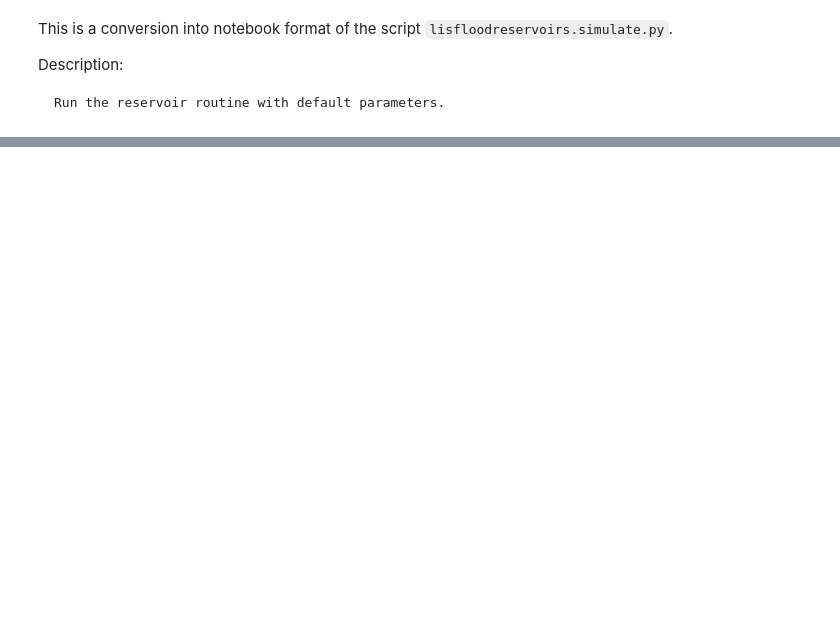
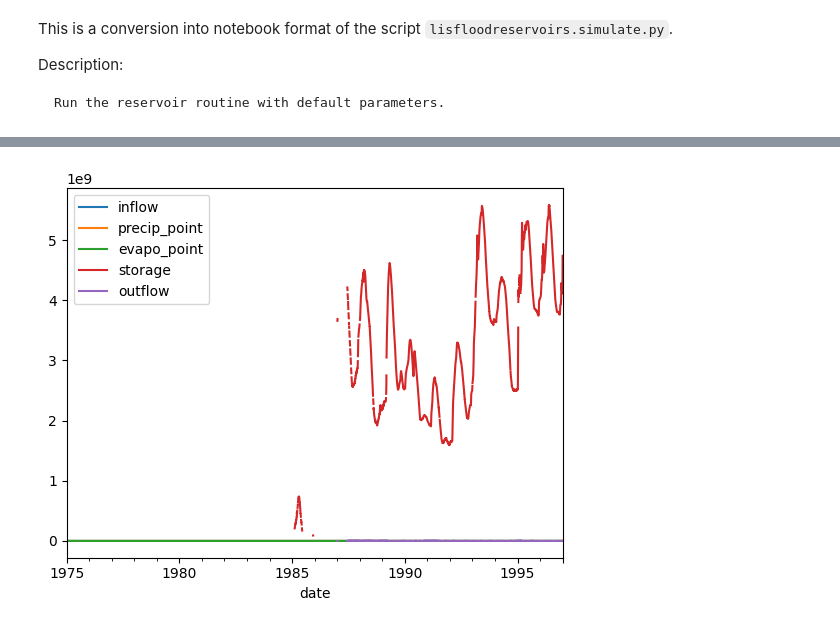
Before and after one commit to casadoj/lisflood-reservoirs, a Jupyter notebook: notebook/ResOpsUS/models/1_simulate.ipynb, the cells around one changed output, grey strips where cells are left out. Saved outputs shown, nothing was run; the diff lists cells and outputs as text; code cells hidden in the pictures; blank space fills up the shorter version.

````diff
--- a/notebook/ResOpsUS/models/1_simulate.ipynb
+++ b/notebook/ResOpsUS/models/1_simulate.ipynb
@@ -8,7 +8,7 @@ Run the reservoir routine with default parameters.
 ```
 # %%
 # Path to the configuration file
-CONFIG_FILE = './camaflood_2var.yml'
+CONFIG_FILE = 'Z:/nahaUsers/casadje/datasets/reservoirs/ResOpsUS/v2.1/results/linear/linear_2var.yml' # './camaflood_2var.yml'
 # Overwrite existing simulation file
 OVERWRITE = False
 # %%
@@ -220,0 +92,2 @@ for grand_id, ts in tqdm(timeseries.items(), desc='simulating reservoir'):
+# %%
+ts = timeseries[132]
@@ -220,0 +98,4 @@ for grand_id, ts in tqdm(timeseries.items(), desc='simulating reservoir'):
+# %%
+ts.plot();
+# %% [output]
+[figure, added]
````
Also changed, not shown: parts of 12 cells of this notebook, 3 other files.
